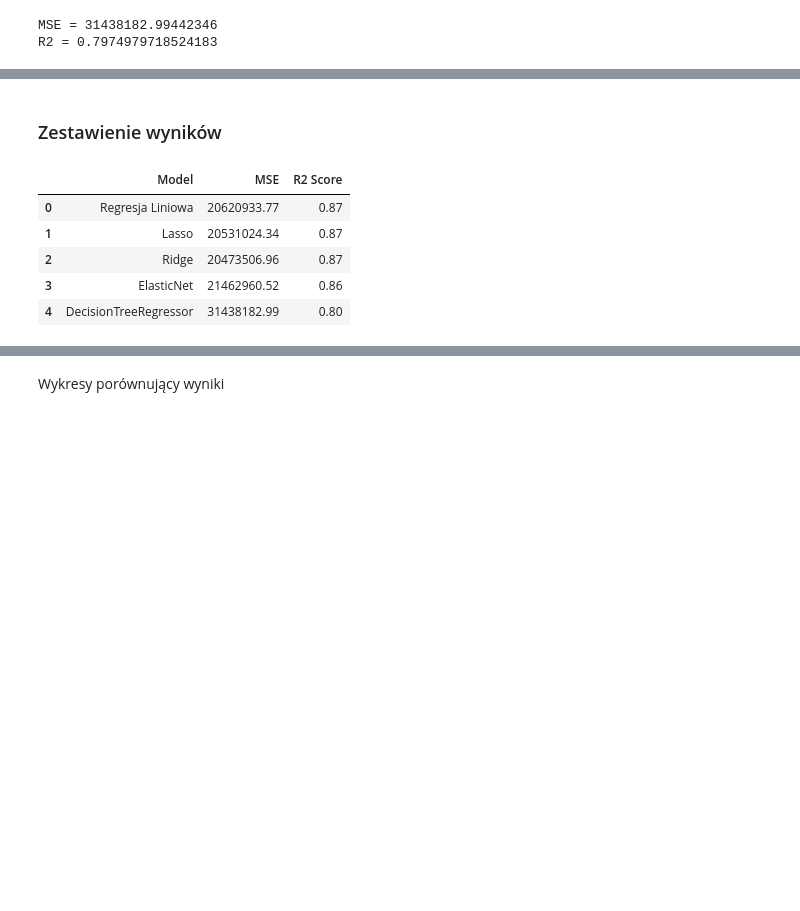
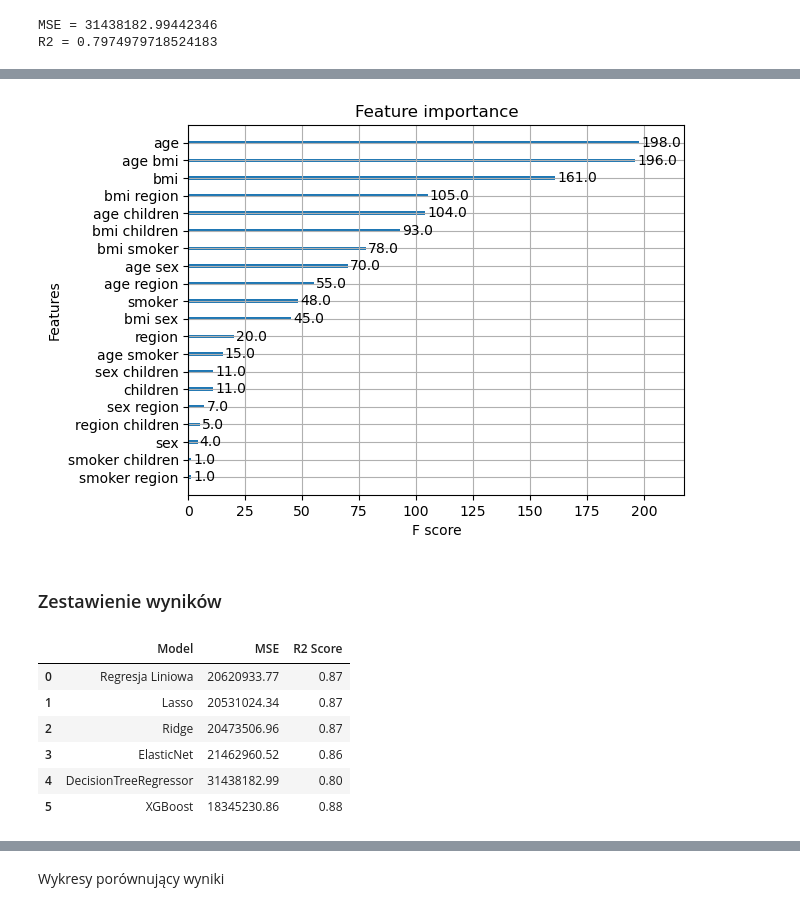
Before and after one commit to infoshareacademy/jdszr12-4code, a Jupyter notebook: insurance - draft.ipynb, the cells around one changed output, grey strips where cells are left out. Drawn from its saved outputs; the diff is of its cells as text; code cells hidden in the pictures; blank space fills up the shorter version.

```diff
--- a/insurance - draft.ipynb
+++ b/insurance - draft.ipynb
@@ -396,9 +465,14 @@ R2 = 0.7974979718524183
+# %%
+xgb.plot_importance(model_xgb)
+plt.show()
+# %% [output]
+[figure, added]
 # %% [markdown]
 ### Zestawienie wyników
 # %%
-results = pd.DataFrame({'Model': ['Regresja Liniowa', 'Lasso', 'Ridge', 'ElasticNet', 'DecisionTreeRegressor'],
-                        'MSE': [mse_lr, mse_lasso, mse_ridge, mse_enet, mse_tree],
-                        'R2 Score': [r2_lr, r2_lasso, r2_ridge, r2_enet, r2_tree]})
+results = pd.DataFrame({'Model': ['Regresja Liniowa', 'Lasso', 'Ridge', 'ElasticNet', 'DecisionTreeRegressor', 'XGBoost'],
+                        'MSE': [mse_lr, mse_lasso, mse_ridge, mse_enet, mse_tree, mse_xgb],
+                        'R2 Score': [r2_lr, r2_lasso, r2_ridge, r2_enet, r2_tree, r2_xgb]})
 
 # Zmiana wyświetlania notacji naukowe na float
 pd.options.display.float_format = '{:.2f}'.format
@@ -411,3 +485,4 @@ results
 | 2 | Ridge | 20473506.96 | 0.87 |
 | 3 | ElasticNet | 21462960.52 | 0.86 |
 | 4 | DecisionTreeRegressor | 31438182.99 | 0.80 |
+| 5 | XGBoost | 18345230.86 | 0.88 |
```
Also changed, not shown: parts of 34 cells of this notebook, 1 other file.
